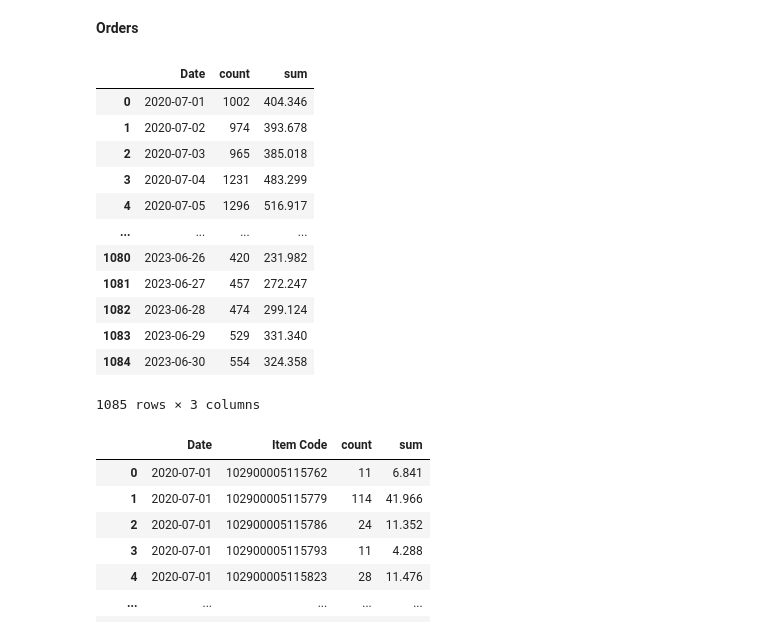
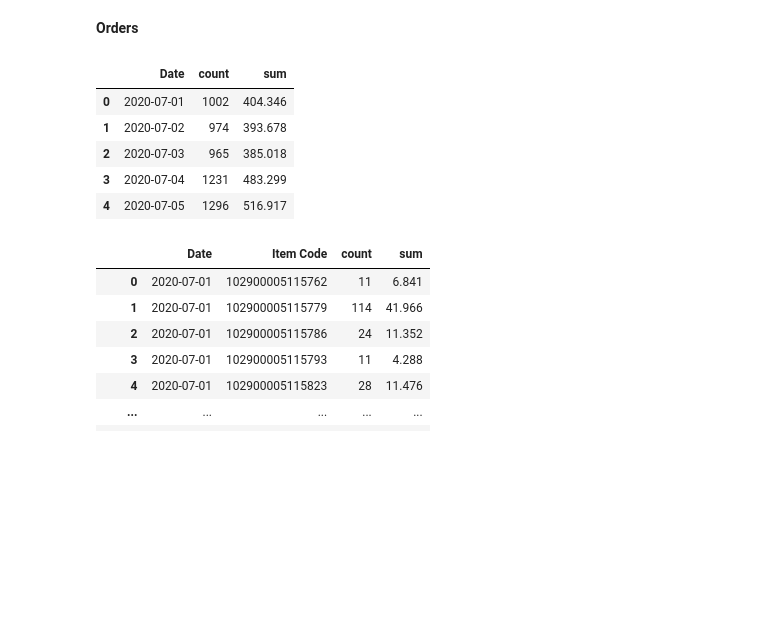
Before and after one commit to Krupique/mlops-projects, a Jupyter notebook: 03-supermarket_sales_data/data_analysis.ipynb, the cells around one changed output. Saved outputs shown, nothing was run; the diff lists cells and outputs as text; code cells hidden in the pictures; blank space fills up the shorter version.

```diff
--- a/03-supermarket_sales_data/data_analysis.ipynb
+++ b/03-supermarket_sales_data/data_analysis.ipynb
@@ -105,21 +105,14 @@ df_raw['Item Name'].value_counts().reset_index()
 **Orders**
 # %%
 df_order = df_raw.groupby(['Date'], as_index=False, observed=True)['Quantity Sold (kilo)'].agg({'sum', 'count'})
-df_order
+df_order.head(5)
 # %% [output]
 |  | Date | count | sum |
 | 0 | 2020-07-01 | 1002 | 404.346 |
 | 1 | 2020-07-02 | 974 | 393.678 |
 | 2 | 2020-07-03 | 965 | 385.018 |
 | 3 | 2020-07-04 | 1231 | 483.299 |
 | 4 | 2020-07-05 | 1296 | 516.917 |
-| ... | ... | ... | ... |
-| 1080 | 2023-06-26 | 420 | 231.982 |
-| 1081 | 2023-06-27 | 457 | 272.247 |
-| 1082 | 2023-06-28 | 474 | 299.124 |
-| 1083 | 2023-06-29 | 529 | 331.340 |
-| 1084 | 2023-06-30 | 554 | 324.358 |
-1085 rows × 3 columns
 # %%
 fig = go.Figure()
 
```
Also changed, not shown: parts of 2 cells of this notebook.
